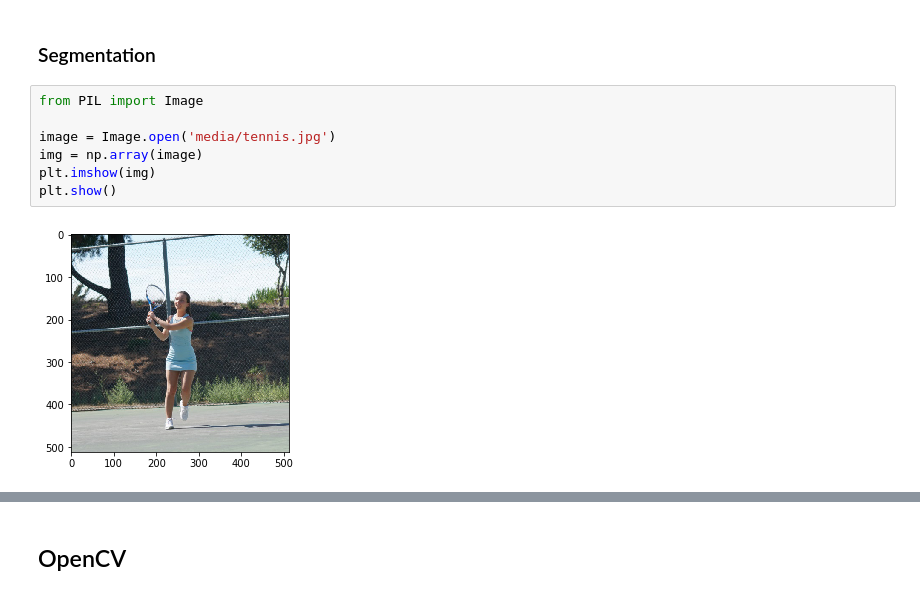
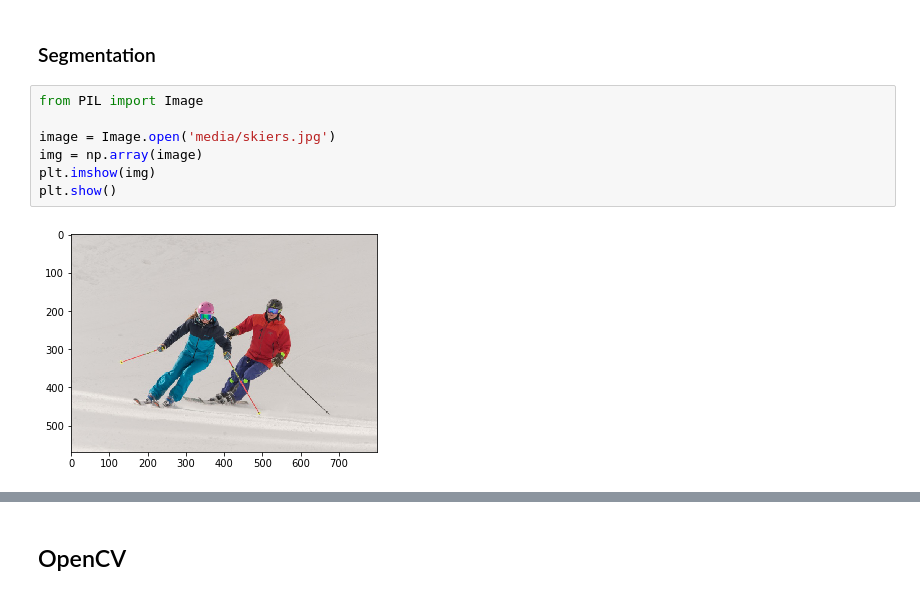
Before and after one commit to kevinash/ai-in-sports, a Jupyter notebook: 1.2_SportScientistToolbox.ipynb, the cells around one changed output, grey strips where cells are left out. Drawn from its saved outputs; the diff is of its cells as text.

```diff
--- a/1.2_SportScientistToolbox.ipynb
+++ b/1.2_SportScientistToolbox.ipynb
@@ -227,12 +243,12 @@ plt.show()
 # %%
 from PIL import Image
 
-image = Image.open('media/tennis.jpg')
+image = Image.open('media/skiers.jpg')
 img = np.array(image)
 plt.imshow(img)
 plt.show()
 # %% [output]
-[figure, old version]
+[figure, new version]
 # %%
 import numpy as np
 import matplotlib.pyplot as plt
```
Also changed, not shown: parts of 10 cells of this notebook.
